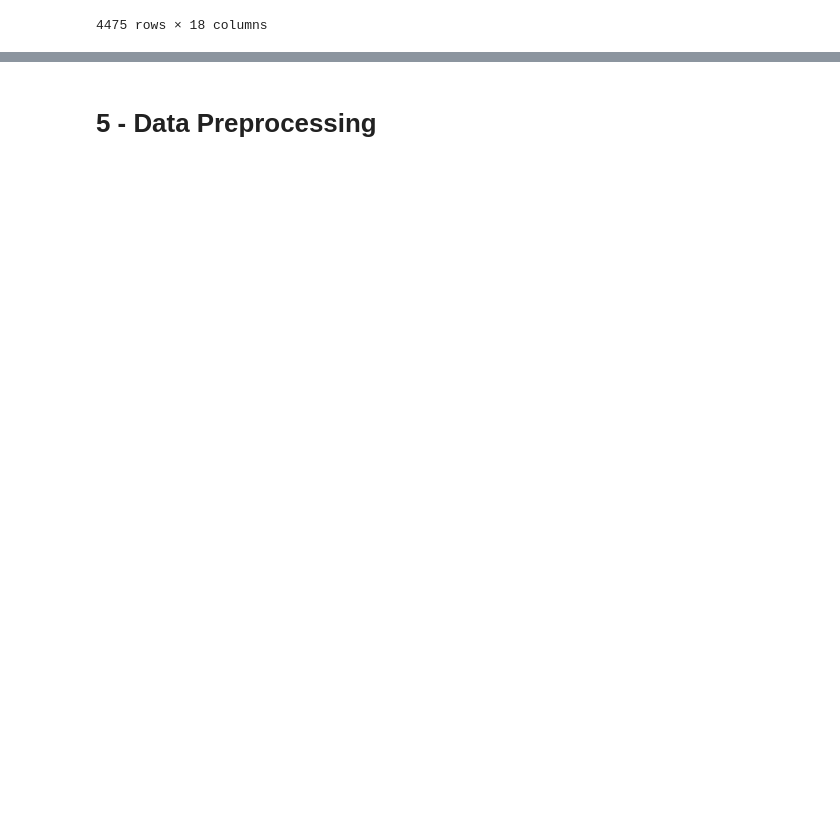
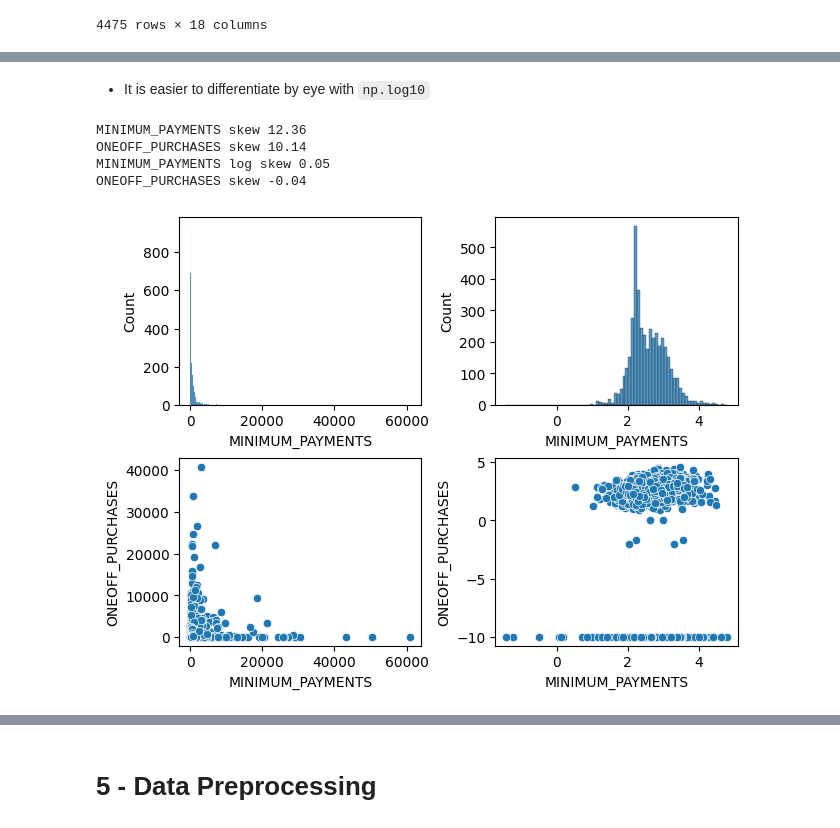
Before and after one commit to jasonrichdarmawan/p1-g4, a Jupyter notebook: h8dsft_P1G4_jason_rich_darmawan_onggo_putra.ipynb, the cells around one changed output, grey strips where cells are left out. Cells and saved outputs as stored; diff of their text form; code cells hidden in the pictures; blank space fills up the shorter version.

```diff
--- a/h8dsft_P1G4_jason_rich_darmawan_onggo_putra.ipynb
+++ b/h8dsft_P1G4_jason_rich_darmawan_onggo_putra.ipynb
@@ -262,3 +294,30 @@ MINIMUM_PAYMENTS                    12.357860
 PRC_FULL_PAYMENT                     1.911650
 TENURE                              -2.932822
 dtype: float64
+# %% [markdown]
+- It is easier to differentiate by eye with `np.log10`
+# %%
+# Log Transformation demonstration
+def isolate():
+    fig, axes = plt.subplots(2,2, layout="constrained")
+
+    dt_log = np.log10(dt + 10**-10)
+
+    print("MINIMUM_PAYMENTS skew %.2f" % dt['MINIMUM_PAYMENTS'].skew())
+    print("ONEOFF_PURCHASES skew %.2f" % dt['ONEOFF_PURCHASES'].skew())
+
+    print("MINIMUM_PAYMENTS log skew %.2f" % dt_log['MINIMUM_PAYMENTS'].skew())
+    print("ONEOFF_PURCHASES skew %.2f" % dt_log['ONEOFF_PURCHASES'].skew())
+
+    sns.histplot(data=dt, x='MINIMUM_PAYMENTS', ax=axes[0][0])
+    sns.histplot(data=dt_log, x='MINIMUM_PAYMENTS', ax=axes[0][1])
+    sns.scatterplot(data=dt, x='MINIMUM_PAYMENTS', y='ONEOFF_PURCHASES', ax=axes[1][0])
+    sns.scatterplot(data=dt_log, x='MINIMUM_PAYMENTS', y='ONEOFF_PURCHASES', ax=axes[1][1])
+
+isolate()
+# %% [output]
+MINIMUM_PAYMENTS skew 12.36
+ONEOFF_PURCHASES skew 10.14
+MINIMUM_PAYMENTS log skew 0.05
+ONEOFF_PURCHASES skew -0.04
+[figure, added]
```
Also changed, not shown: parts of 25 cells of this notebook.
